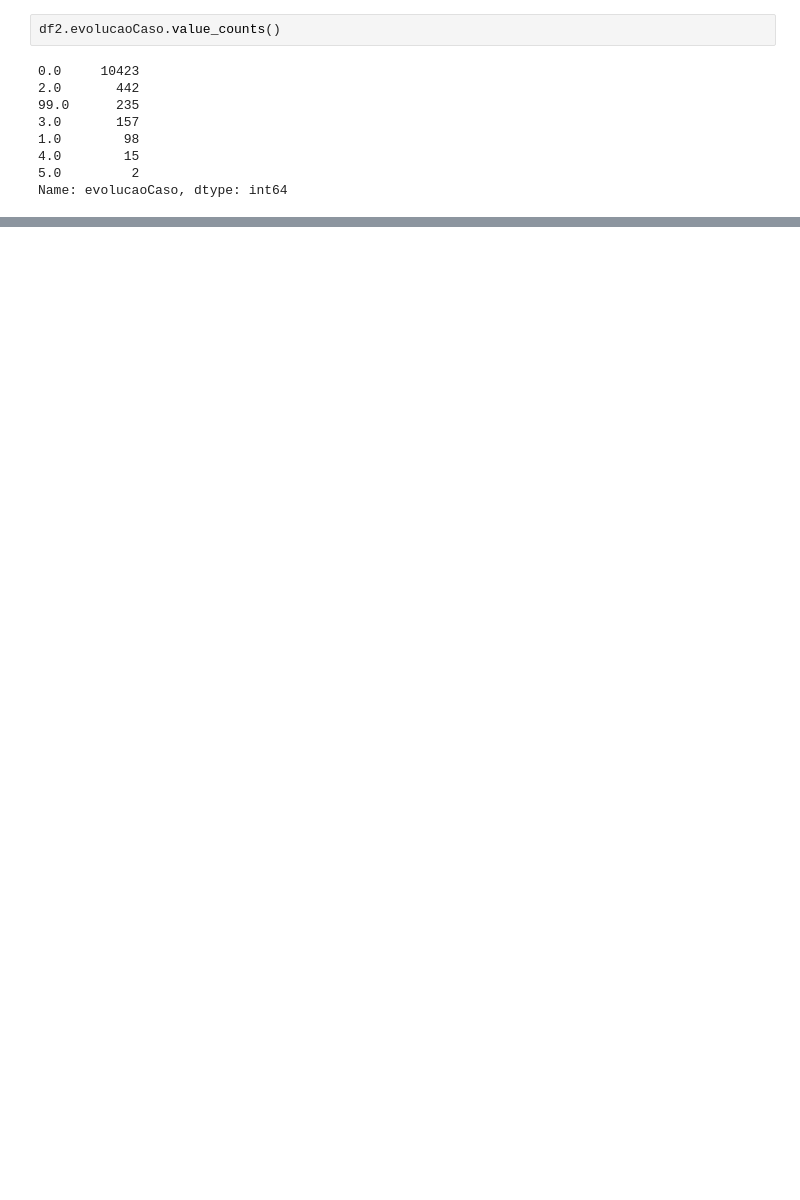
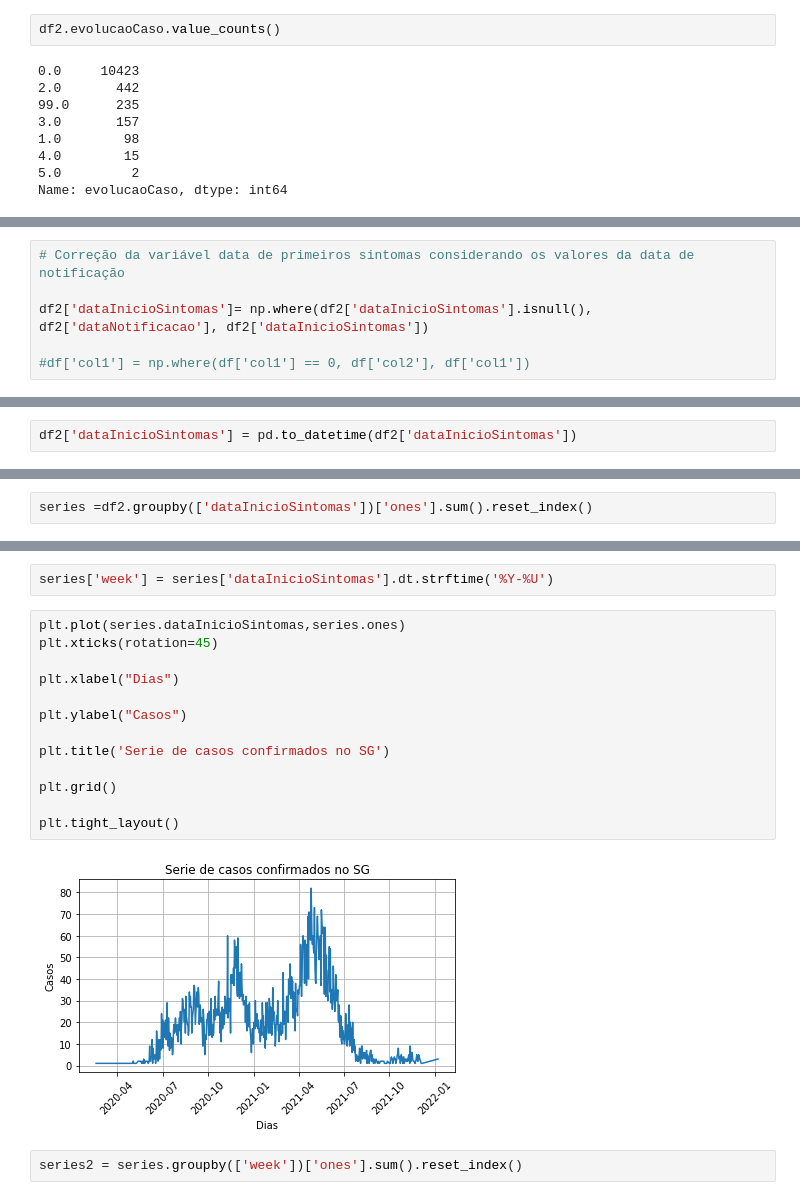
Before and after one commit to Julian-sun/PPSUS_IRECE, a Jupyter notebook: code/Data Analysis Irece.ipynb, the cells around one changed output, grey strips where cells are left out. Cells and saved outputs as stored; diff of their text form; blank space fills up the shorter version.

```diff
--- a/code/Data Analysis Irece.ipynb
+++ b/code/Data Analysis Irece.ipynb
@@ -206,0 +234,6 @@ Name: evolucaoCaso, dtype: int64
+# %%
+# Correção da variável data de primeiros sintomas considerando os valores da data de notificação
+
+df2['dataInicioSintomas']= np.where(df2['dataInicioSintomas'].isnull(), df2['dataNotificacao'], df2['dataInicioSintomas'])
+
+#df['col1'] = np.where(df['col1'] == 0, df['col2'], df['col1'])
@@ -206,0 +246,2 @@ Name: evolucaoCaso, dtype: int64
+# %%
+df2['dataInicioSintomas'] = pd.to_datetime(df2['dataInicioSintomas'])
@@ -206,0 +254,2 @@ Name: evolucaoCaso, dtype: int64
+# %%
+series =df2.groupby(['dataInicioSintomas'])['ones'].sum().reset_index()
@@ -206,0 +272,19 @@ Name: evolucaoCaso, dtype: int64
+# %%
+series['week'] = series['dataInicioSintomas'].dt.strftime('%Y-%U')
+# %%
+plt.plot(series.dataInicioSintomas,series.ones)
+plt.xticks(rotation=45)
+
+plt.xlabel("Dias")
+
+plt.ylabel("Casos")
+
+plt.title('Serie de casos confirmados no SG')
+
+plt.grid()
+
+plt.tight_layout()
+# %% [output]
+[figure, added]
+# %%
+series2 = series.groupby(['week'])['ones'].sum().reset_index()
```
Also changed, not shown: parts of 29 cells of this notebook.
